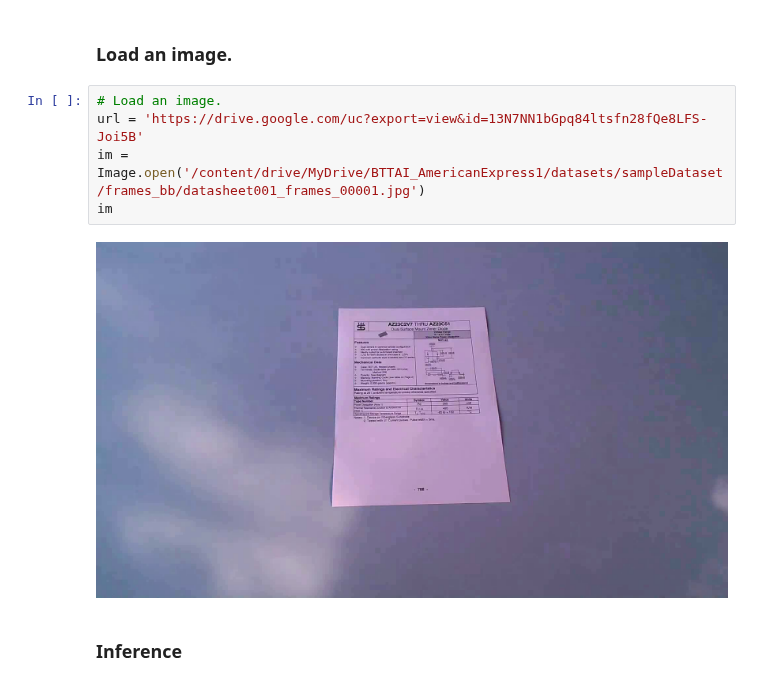
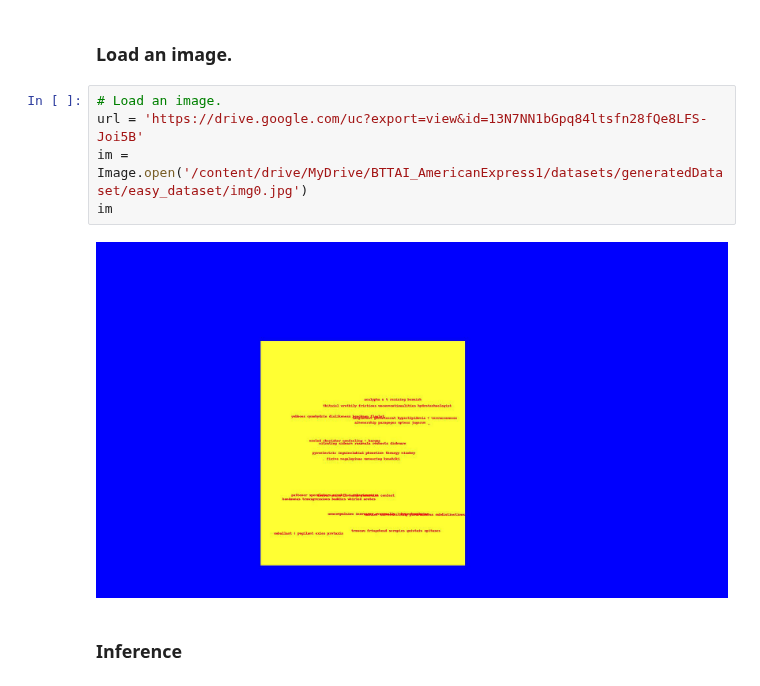
Before and after one commit to alixintong/btt-ai-know-your-customer, a Jupyter notebook: pix2seq_inference_official.ipynb, the cells around one changed output. Saved outputs shown, nothing was run; the diff lists cells and outputs as text.

Commit message:
preliminary test on generated dataset

```diff
--- a/pix2seq_inference_official.ipynb
+++ b/pix2seq_inference_official.ipynb
@@ -193,10 +193,10 @@ Mounted at /content/drive
 # %%
 # Load an image.
 url = 'https://drive.google.com/uc?export=view&id=13N7NN1bGpq84ltsfn28fQe8LFS-Joi5B'
-im = Image.open('/content/drive/MyDrive/BTTAI_AmericanExpress1/datasets/sampleDataset/frames_bb/datasheet001_frames_00001.jpg')
+im = Image.open('/content/drive/MyDrive/BTTAI_AmericanExpress1/datasets/generatedDataset/easy_dataset/img0.jpg')
 im
 # %% [output]
-[figure, old version]
+[figure, new version]
 # %% [markdown]
 ### Inference
 # %%
```
Also changed, not shown: parts of 3 cells of this notebook.
